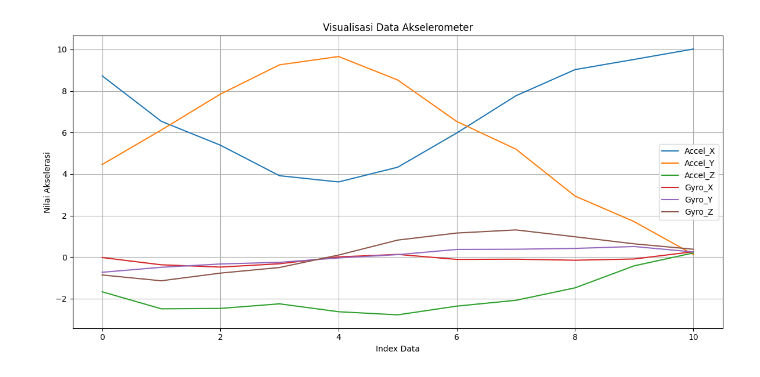
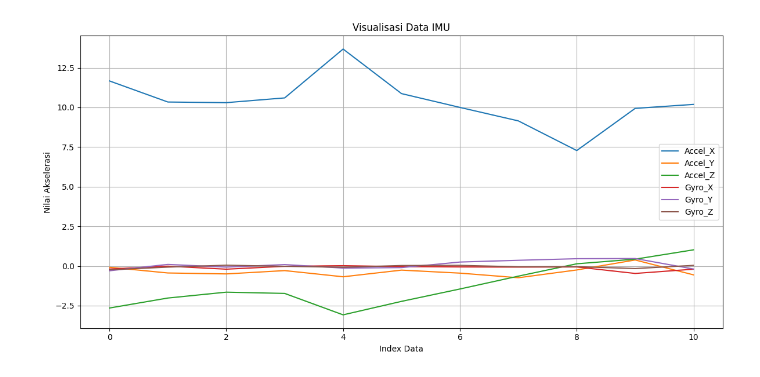
Before and after one commit to Afwanms/capstone_project, a Jupyter notebook: plot.ipynb, the cells around one changed output. Saved outputs shown, nothing was run; the diff lists cells and outputs as text; code cells hidden in the pictures.

Commit message:
clean data

```diff
--- a/plot.ipynb
+++ b/plot.ipynb
@@ -1,29 +1,29 @@
 # %%
 import pandas as pd
 import matplotlib.pyplot as plt
 
 # Baca file CSV
-file_path = 'Miring\Miring Wan 29 - Sheet1.csv'  # Ganti dengan path file kamu jika berbeda
+file_path = 'data\Tegak\Tegak Wan 30 - Sheet1.csv'  # Ganti dengan path file kamu jika berbeda
 df = pd.read_csv(file_path)
 
 # Visualisasi data akselerometer
 plt.figure(figsize=(12, 6))
 plt.plot(df['Accel_X'], label='Accel_X')
 plt.plot(df['Accel_Y'], label='Accel_Y')
 plt.plot(df['Accel_Z'], label='Accel_Z')
 plt.plot(df['Gyro_X'], label='Gyro_X')
 plt.plot(df['Gyro_Y'], label='Gyro_Y')
 plt.plot(df['Gyro_Z'], label='Gyro_Z')
 
 # Menambahkan judul dan label
-plt.title('Visualisasi Data Akselerometer')
+plt.title('Visualisasi Data IMU')
 plt.xlabel('Index Data')
 plt.ylabel('Nilai Akselerasi')
 plt.legend()
 plt.grid(True)
 plt.tight_layout()
 
 # Tampilkan grafik
 plt.show()
 # %% [output]
-[figure, old version]
+[figure, new version]
```
Also changed, not shown: 41 other files.
